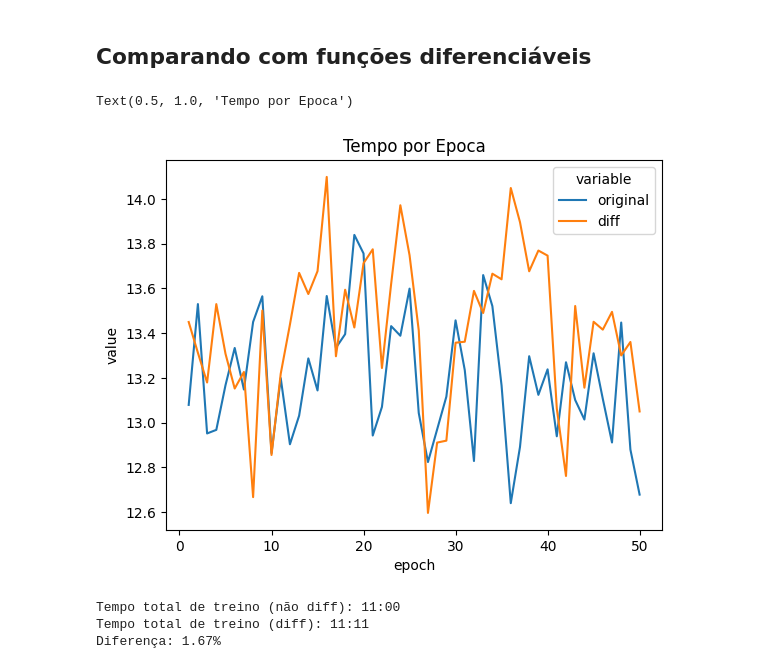
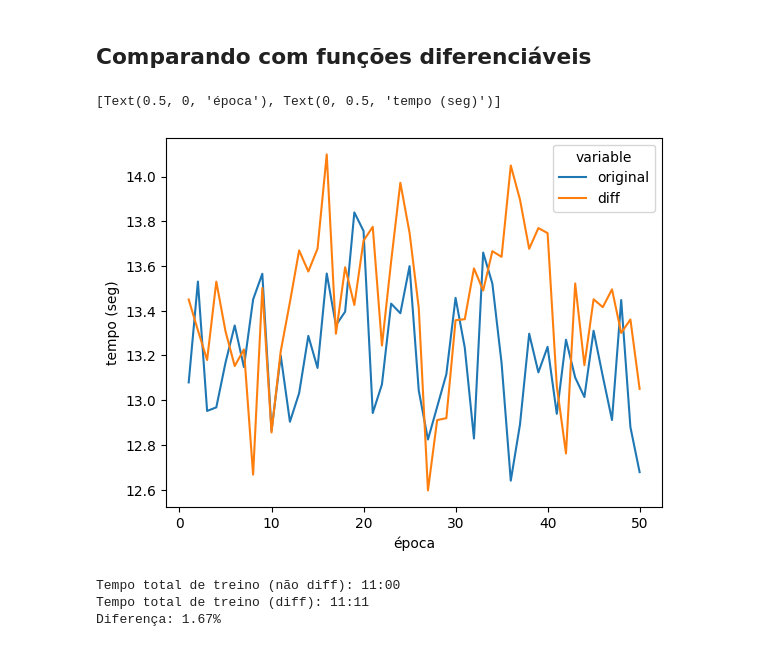
Before and after one commit to robertotomchak/ReLUDiffStudy, a Jupyter notebook: analysis_hochuli.ipynb, the cells around one changed output. Drawn from its saved outputs; the diff is of its cells as text; code cells hidden in the pictures.

```diff
--- a/analysis_hochuli.ipynb
+++ b/analysis_hochuli.ipynb
@@ -126,14 +127,15 @@ df_train_avg_original = df_original_train.groupby("epoch").mean()
 # %%
 temp = pd.DataFrame()
 temp["original"] = df_train_avg_original["time"]
 temp["diff"] = df_train_avg_diff["time"]
 temp["epoch"] = df_train_avg.index
 temp = pd.melt(temp, ["epoch"])
 ax = sns.lineplot(data=temp, x="epoch", y="value", hue="variable")
-ax.set_title("Tempo por Epoca")
+#ax.set_title("Tempo por Epoca")
+ax.set(xlabel="época", ylabel="tempo (seg)")
 # %% [output]
-Text(0.5, 1.0, 'Tempo por Epoca')
+[Text(0.5, 0, 'época'), Text(0, 0.5, 'tempo (seg)')]
-[figure, old version]
+[figure, new version]
 # %%
 # tempo total de treino
 time_original = round(df_train_avg_original["time"].sum())
```
Also changed, not shown: parts of 4 cells of this notebook, 1 other file.
